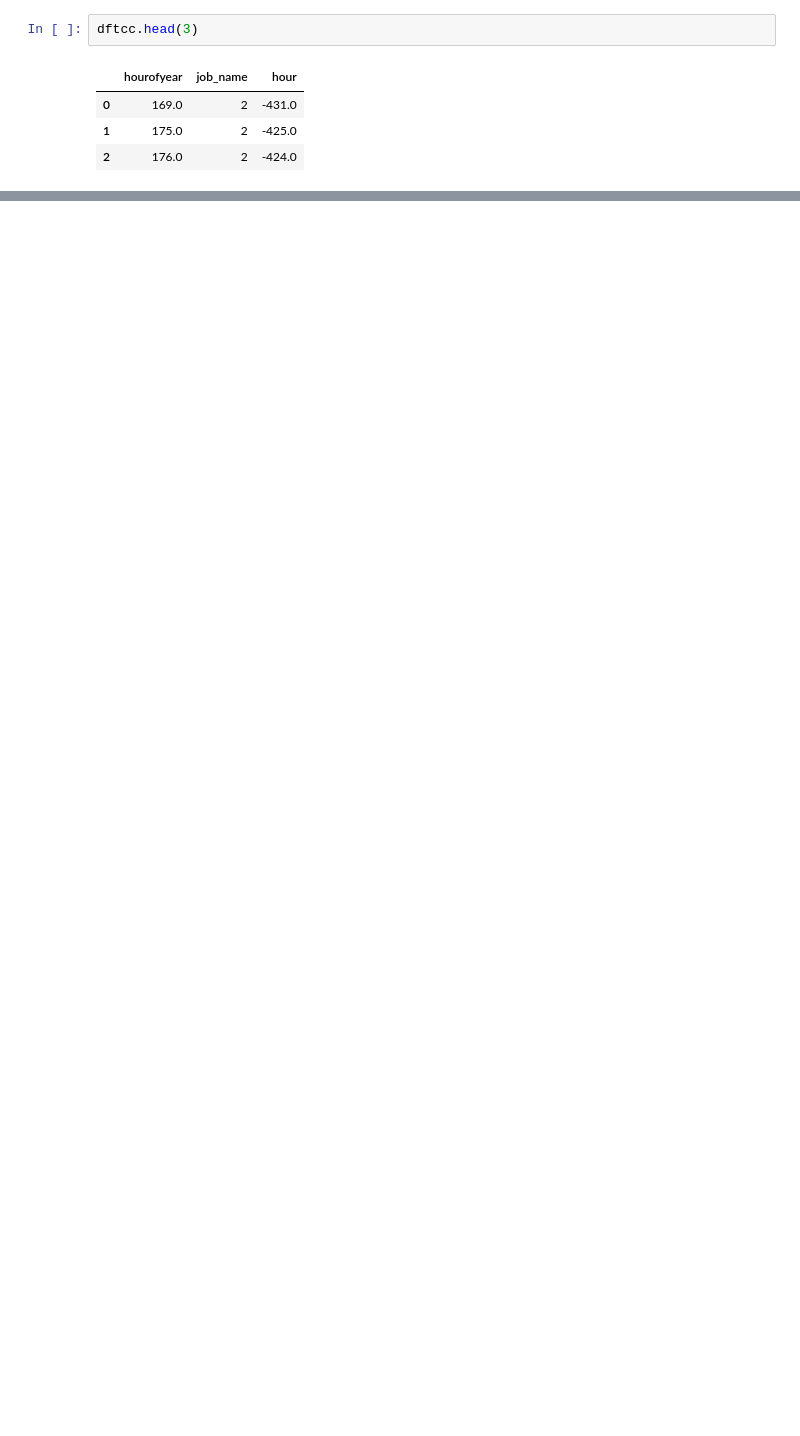
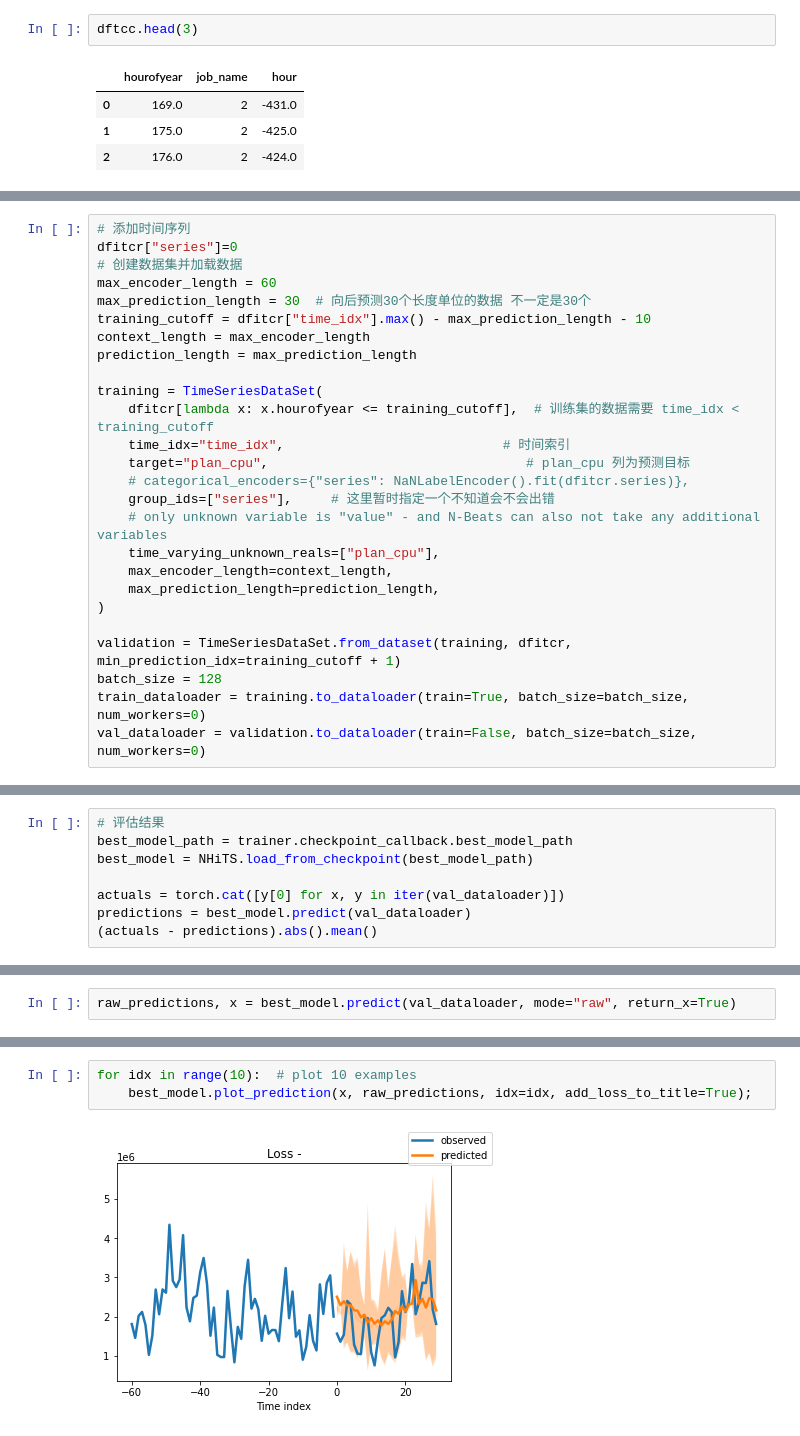
Before and after one commit to lizonglingo/clusterdate-trace-alibaba, a Jupyter notebook: gpu_claster/prepare/prepare.ipynb, the cells around one changed output, grey strips where cells are left out. Saved outputs shown, nothing was run; the diff lists cells and outputs as text; blank space fills up the shorter version.

```diff
--- a/gpu_claster/prepare/prepare.ipynb
+++ b/gpu_claster/prepare/prepare.ipynb
@@ -297,0 +401,26 @@ dftcc.head(3)
+# %%
+# 添加时间序列
+dfitcr["series"]=0
+# 创建数据集并加载数据
+max_encoder_length = 60
+max_prediction_length = 30  # 向后预测30个长度单位的数据 不一定是30个
+training_cutoff = dfitcr["time_idx"].max() - max_prediction_length - 10
+context_length = max_encoder_length
+prediction_length = max_prediction_length
+
+training = TimeSeriesDataSet(
+    dfitcr[lambda x: x.hourofyear <= training_cutoff],  # 训练集的数据需要 time_idx < training_cutoff
+    time_idx="time_idx",                            # 时间索引
+    target="plan_cpu",                                 # plan_cpu 列为预测目标
+    # categorical_encoders={"series": NaNLabelEncoder().fit(dfitcr.series)},
+    group_ids=["series"],     # 这里暂时指定一个不知道会不会出错
+    # only unknown variable is "value" - and N-Beats can also not take any additional variables
+    time_varying_unknown_reals=["plan_cpu"],
+    max_encoder_length=context_length,
+    max_prediction_length=prediction_length,
+)
+
+validation = TimeSeriesDataSet.from_dataset(training, dfitcr, min_prediction_idx=training_cutoff + 1)
+batch_size = 128
+train_dataloader = training.to_dataloader(train=True, batch_size=batch_size, num_workers=0)
+val_dataloader = validation.to_dataloader(train=False, batch_size=batch_size, num_workers=0)
@@ -297,0 +522,8 @@ dftcc.head(3)
+# %%
+# 评估结果
+best_model_path = trainer.checkpoint_callback.best_model_path
+best_model = NHiTS.load_from_checkpoint(best_model_path)
+
+actuals = torch.cat([y[0] for x, y in iter(val_dataloader)])
+predictions = best_model.predict(val_dataloader)
+(actuals - predictions).abs().mean()
@@ -297,0 +532,2 @@ dftcc.head(3)
+# %%
+raw_predictions, x = best_model.predict(val_dataloader, mode="raw", return_x=True)
@@ -297,0 +537,5 @@ dftcc.head(3)
+# %%
+for idx in range(10):  # plot 10 examples
+    best_model.plot_prediction(x, raw_predictions, idx=idx, add_loss_to_title=True);
+# %% [output]
+[figure, added]
```
Also changed, not shown: parts of 20 cells of this notebook, 22 other files.
